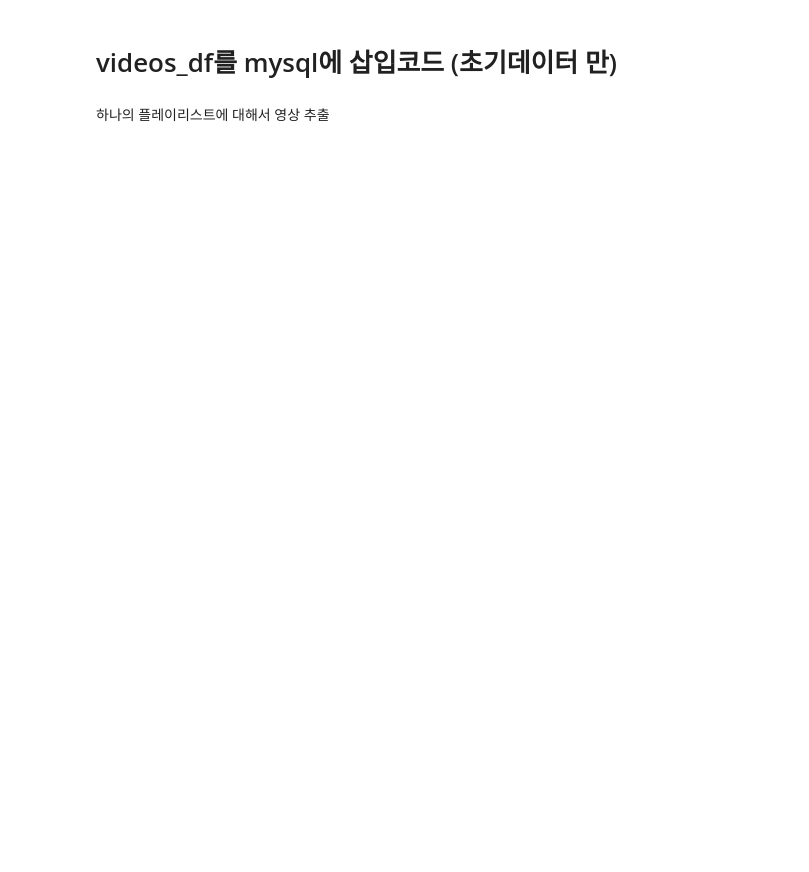
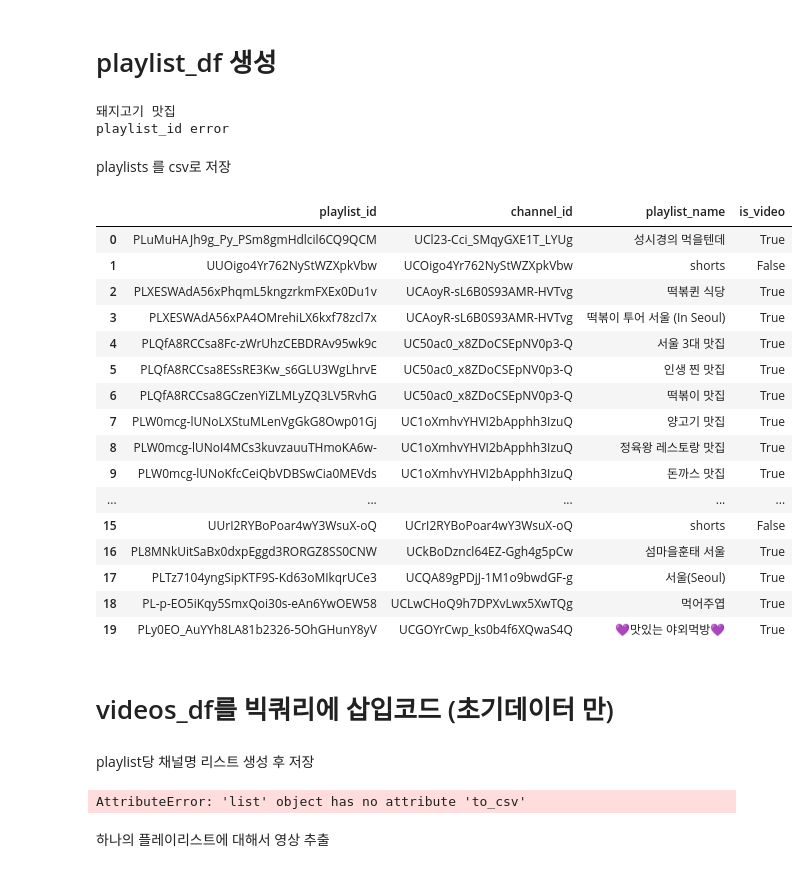
Before and after one commit to InterfaceProject-Seoul-Restaurant-Map/Seoul_Restaurant_Map, a Jupyter notebook: videos_and_restaurants_to_gbq.ipynb, the cells around one changed output. Cells and saved outputs as stored; diff of their text form; code cells hidden in the pictures; blank space fills up the shorter version.

Commit message:
refactor: (to_gbq.ipynb) 빅쿼리 초기데이터 삽입 주피터 기능 모듈 적용 및 오류 수정

```diff
--- a/videos_and_restaurants_to_gbq.ipynb
+++ b/videos_and_restaurants_to_gbq.ipynb
@@ -31,0 +1,26 @@ playlist_df
+# %% [markdown]
+# playlist_df 생성
+# %%
+import pandas as pd
+from modules.generateModules import GeneratePlaylistsTable as gpt
+
+channel_name_list=['성시경 SUNG SI KYUNG','떡볶퀸 Tteokbokqueen','지뉼랭가이드','정육왕 MeatCreator',
+                   '김사원세끼','회사랑RawFishEater','김짬뽕','조이한끼','잡식공룡',
+                   '섬마을훈태TV','맛있겠다 Yummy','먹보스 쭈엽이','먹갱_Mukgang'
+                   ]
+playlist_name_list=[['성시경의 먹을텐데'],['떡볶퀸 식당','떡볶이 투어 서울 (In Seoul)'],['서울 3대 맛집','인생 찐 맛집','떡볶이 맛집'],['돼지고기 맛집','양고기 맛집','정육왕 레스토랑 맛집','돈까스 맛집','인생맛집'],
+                    ['[서울맛집] 외식인생 10년차의 서울 숨은 맛집 소개'],['서울 편 몰아보기'],'','','',
+                    ['섬마을훈태 서울'],['서울(Seoul)'],['먹어주엽'],['💜맛있는 야외먹방💜']
+                    ]
+
+#1이면 video, 0이면 shorts
+is_video_list=[1,1,1,1,
+               1,1,0,0,0,
+               1,1,1,1]
+
+playlist_df = gpt.input_table(channel_name_list,playlist_name_list,is_video_list)
+# %% [output]
+돼지고기 맛집
+playlist_id error
+# %% [markdown]
+playlists 를 csv로 저장
@@ -32,4 +29,42 @@ playlist_df
+# %%
+import pandas as pd
+playlists_df=pd.read_csv("./resources/playlists.csv",index_col=None)
+# %%
+playlists_df
+# %% [output]
+|  | playlist_id | channel_id | playlist_name | is_video |
+| 0 | PLuMuHAJh9g_Py_PSm8gmHdlcil6CQ9QCM | UCl23-Cci_SMqyGXE1T_LYUg | 성시경의 먹을텐데 | True |
+| 1 | UUOigo4Yr762NyStWZXpkVbw | UCOigo4Yr762NyStWZXpkVbw | shorts | False |
+| 2 | PLXESWAdA56xPhqmL5kngzrkmFXEx0Du1v | UCAoyR-sL6B0S93AMR-HVTvg | 떡볶퀸 식당 | True |
+| 3 | PLXESWAdA56xPA4OMrehiLX6kxf78zcl7x | UCAoyR-sL6B0S93AMR-HVTvg | 떡볶이 투어 서울 (In Seoul) | True |
+| 4 | PLQfA8RCCsa8Fc-zWrUhzCEBDRAv95wk9c | UC50ac0_x8ZDoCSEpNV0p3-Q | 서울 3대 맛집 | True |
+| 5 | PLQfA8RCCsa8ESsRE3Kw_s6GLU3WgLhrvE | UC50ac0_x8ZDoCSEpNV0p3-Q | 인생 찐 맛집 | True |
+| 6 | PLQfA8RCCsa8GCzenYiZLMLyZQ3LV5RvhG | UC50ac0_x8ZDoCSEpNV0p3-Q | 떡볶이 맛집 | True |
+| 7 | PLW0mcg-lUNoLXStuMLenVgGkG8Owp01Gj | UC1oXmhvYHVI2bApphh3IzuQ | 양고기 맛집 | True |
+| 8 | PLW0mcg-lUNoI4MCs3kuvzauuTHmoKA6w- | UC1oXmhvYHVI2bApphh3IzuQ | 정육왕 레스토랑 맛집 | True |
+| 9 | PLW0mcg-lUNoKfcCeiQbVDBSwCia0MEVds | UC1oXmhvYHVI2bApphh3IzuQ | 돈까스 맛집 | True |
+| ... | ... | ... | ... | ... |
+| 15 | UUrI2RYBoPoar4wY3WsuX-oQ | UCrI2RYBoPoar4wY3WsuX-oQ | shorts | False |
+| 16 | PL8MNkUitSaBx0dxpEggd3RORGZ8SS0CNW | UCkBoDzncl64EZ-Ggh4g5pCw | 섬마을훈태 서울 | True |
+| 17 | PLTz7104yngSipKTF9S-Kd63oMIkqrUCe3 | UCQA89gPDjJ-1M1o9bwdGF-g | 서울(Seoul) | True |
+| 18 | PL-p-EO5iKqy5SmxQoi30s-eAn6YwOEW58 | UCLwCHoQ9h7DPXvLwx5XwTQg | 먹어주엽 | True |
+| 19 | PLy0EO_AuYYh8LA81b2326-5OhGHunY8yV | UCGOYrCwp_ks0b4f6XQwaS4Q | 💜맛있는 야외먹방💜 | True |
 # %% [markdown]
-# videos_df를 mysql에 삽입코드 (초기데이터 만)
+# videos_df를 빅쿼리에 삽입코드 (초기데이터 만)
+# %% [markdown]
+playlist당 채널명 리스트 생성 후 저장
+# %%
+from modules.generateModules import GenerateChannelNamePerPlaylist as gcnpp
+import pandas as pd
+
+#channel id in playlists change to channel names and stack list
+playlists_df=pd.read_csv("./resources/playlists.csv",index_col=None)
+channel_name_per_playlist_list = gcnpp.get_channel_name_per_playlist_list(playlists_df)
+data={"channel_name_per_playlist_list": channel_name_per_playlist_list}
+channel_name_per_playlist_list=pd.DataFrame(channel_name_per_playlist_list)
+channel_name_per_playlist_list.to_csv("./resources/channel_name_per_playlist_list.csv")
+print(channel_name_per_playlist_list)
+# %% [output]
+AttributeError: 'list' object has no attribute 'to_csv'
 # %% [markdown]
 하나의 플레이리스트에 대해서 영상 추출
```
Also changed, not shown: parts of 30 cells of this notebook.
